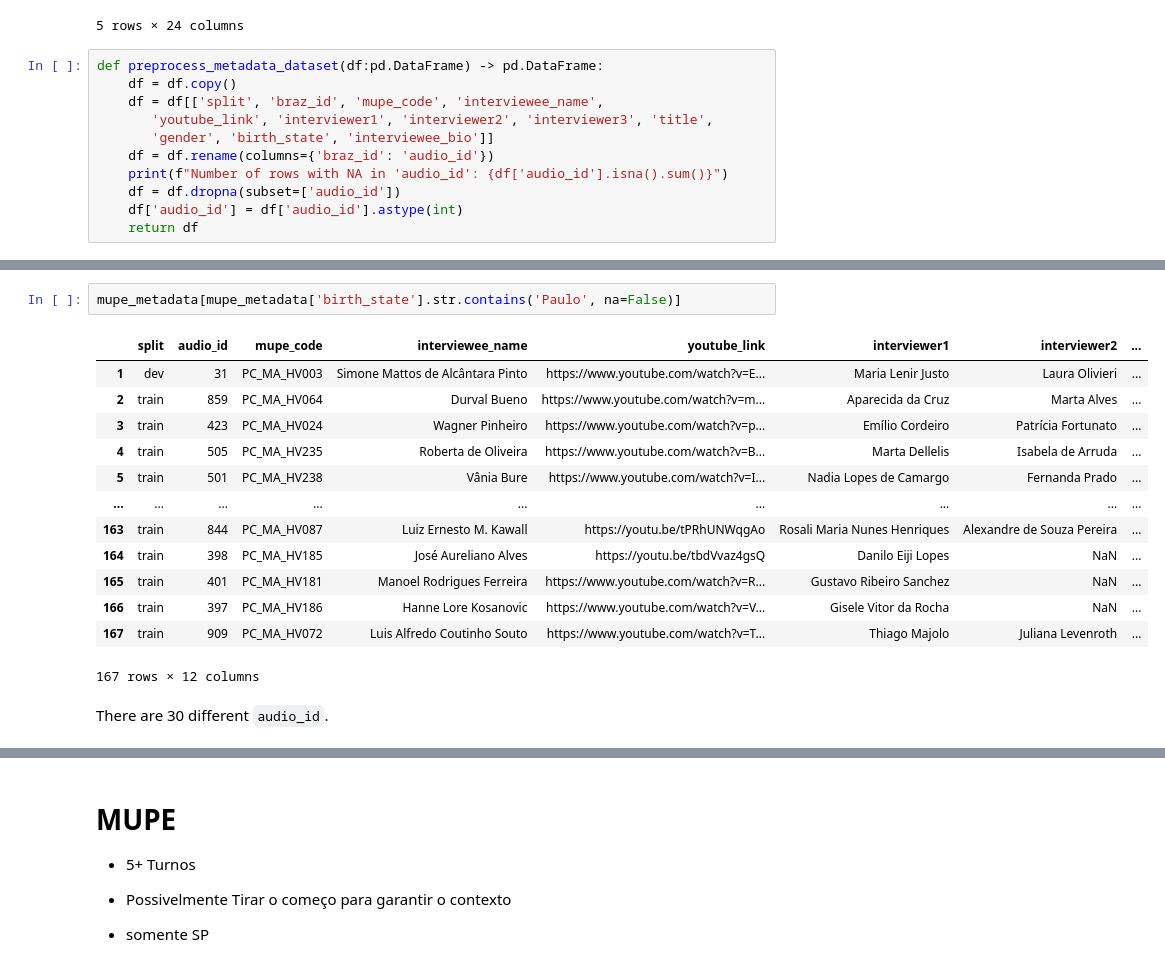
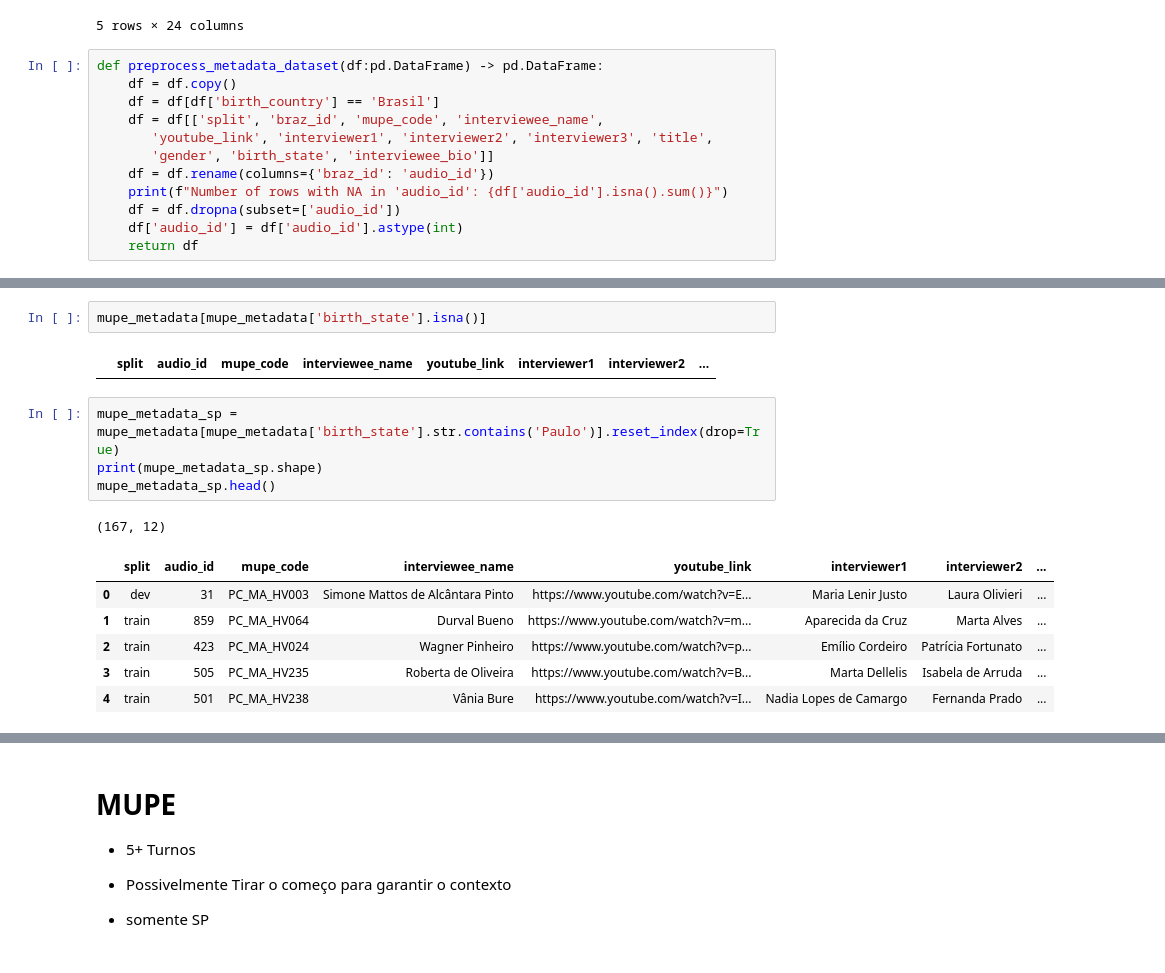
Before and after one commit to antonioMoreira/my-masters-degree, a Jupyter notebook: notebooks/mupe-dataset.ipynb, the cells around one changed output, grey strips where cells are left out. Drawn from its saved outputs; the diff is of its cells as text.

```diff
--- a/notebooks/mupe-dataset.ipynb
+++ b/notebooks/mupe-dataset.ipynb
@@ -75,6 +106,7 @@ mupe_metadata.head()
 # %%
 def preprocess_metadata_dataset(df:pd.DataFrame) -> pd.DataFrame:
     df = df.copy()
+    df = df[df['birth_country'] == 'Brasil']
     df = df[['split', 'braz_id', 'mupe_code', 'interviewee_name',
        'youtube_link', 'interviewer1', 'interviewer2', 'interviewer3', 'title',
        'gender', 'birth_state', 'interviewee_bio']]
@@ -90,18 +129,16 @@ Number of rows with NA in 'audio_id': 1
+# %%
+mupe_metadata[mupe_metadata['birth_state'].isna()]
+# %% [output]
+|  | split | audio_id | mupe_code | interviewee_name | youtube_link | interviewer1 | interviewer2 | ... |
 # %%
-mupe_metadata[mupe_metadata['birth_state'].str.contains('Paulo', na=False)]
+mupe_metadata_sp = mupe_metadata[mupe_metadata['birth_state'].str.contains('Paulo')].reset_index(drop=True)
+print(mupe_metadata_sp.shape)
+mupe_metadata_sp.head()
 # %% [output]
+(167, 12)
 |  | split | audio_id | mupe_code | interviewee_name | youtube_link | interviewer1 | interviewer2 | ... |
-| 1 | dev | 31 | PC_MA_HV003 | Simone Mattos de Alcântara Pinto | https://www.youtube.com/watch?v=E... | Maria Lenir Justo | Laura Olivieri | ... |
-| 2 | train | 859 | PC_MA_HV064 | Durval Bueno | https://www.youtube.com/watch?v=m... | Aparecida da Cruz | Marta Alves | ... |
-| 3 | train | 423 | PC_MA_HV024 | Wagner Pinheiro | https://www.youtube.com/watch?v=p... | Emílio Cordeiro | Patrícia Fortunato | ... |
-| 4 | train | 505 | PC_MA_HV235 | Roberta de Oliveira | https://www.youtube.com/watch?v=B... | Marta Dellelis | Isabela de Arruda | ... |
-| 5 | train | 501 | PC_MA_HV238 | Vânia Bure | https://www.youtube.com/watch?v=I... | Nadia Lopes de Camargo | Fernanda Prado | ... |
-| ... | ... | ... | ... | ... | ... | ... | ... | ... |
-| 163 | train | 844 | PC_MA_HV087 | Luiz Ernesto M. Kawall | https://youtu.be/tPRhUNWqgAo | Rosali Maria Nunes Henriques | Alexandre de Souza Pereira | ... |
-| 164 | train | 398 | PC_MA_HV185 | José Aureliano Alves | https://youtu.be/tbdVvaz4gsQ | Danilo Eiji Lopes | NaN | ... |
-| 165 | train | 401 | PC_MA_HV181 | Manoel Rodrigues Ferreira | https://www.youtube.com/watch?v=R... | Gustavo Ribeiro Sanchez | NaN | ... |
-| 166 | train | 397 | PC_MA_HV186 | Hanne Lore Kosanovic | https://www.youtube.com/watch?v=V... | Gisele Vitor da Rocha | NaN | ... |
-| 167 | train | 909 | PC_MA_HV072 | Luis Alfredo Coutinho Souto | https://www.youtube.com/watch?v=T... | Thiago Majolo | Juliana Levenroth | ... |
+| 0 | dev | 31 | PC_MA_HV003 | Simone Mattos de Alcântara Pinto | https://www.youtube.com/watch?v=E... | Maria Lenir Justo | Laura Olivieri | ... |
+| 1 | train | 859 | PC_MA_HV064 | Durval Bueno | https://www.youtube.com/watch?v=m... | Aparecida da Cruz | Marta Alves | ... |
+| 2 | train | 423 | PC_MA_HV024 | Wagner Pinheiro | https://www.youtube.com/watch?v=p... | Emílio Cordeiro | Patrícia Fortunato | ... |
+| 3 | train | 505 | PC_MA_HV235 | Roberta de Oliveira | https://www.youtube.com/watch?v=B... | Marta Dellelis | Isabela de Arruda | ... |
+| 4 | train | 501 | PC_MA_HV238 | Vânia Bure | https://www.youtube.com/watch?v=I... | Nadia Lopes de Camargo | Fernanda Prado | ... |
-167 rows × 12 columns
-# %% [markdown]
-There are 30 different `audio_id`.
```
Also changed, not shown: parts of 23 cells of this notebook, 2 other files.
